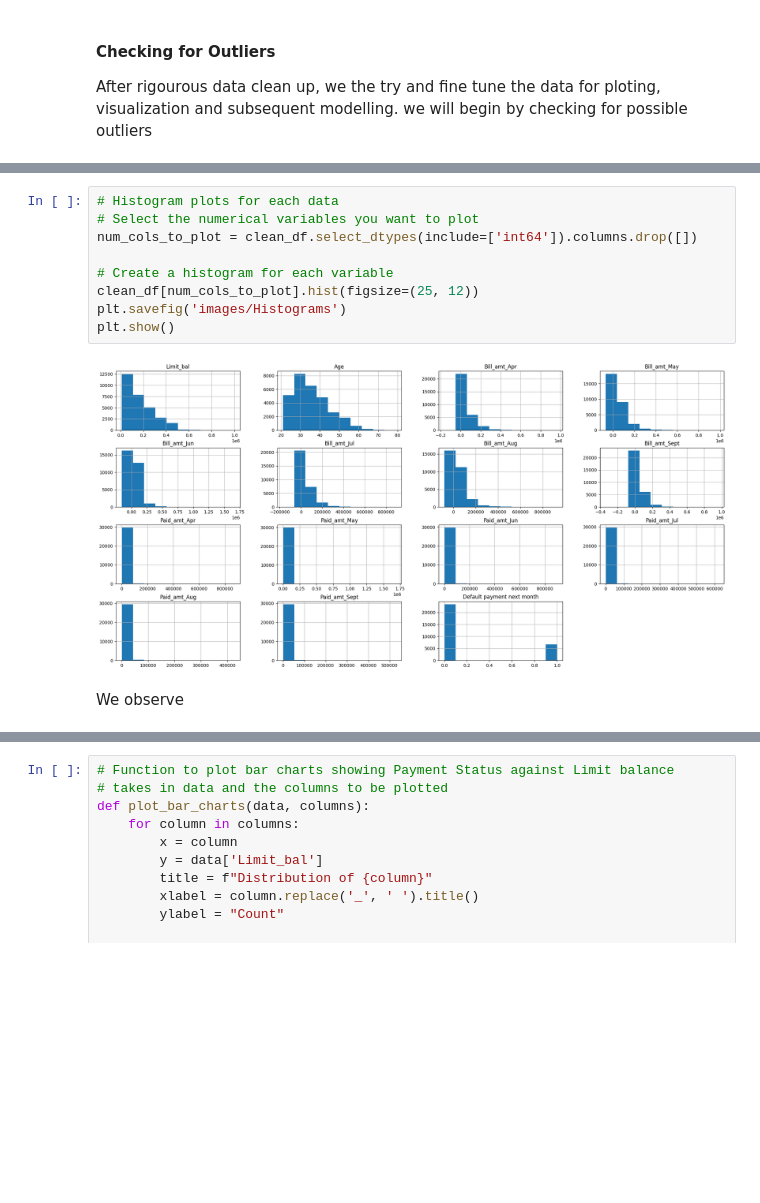
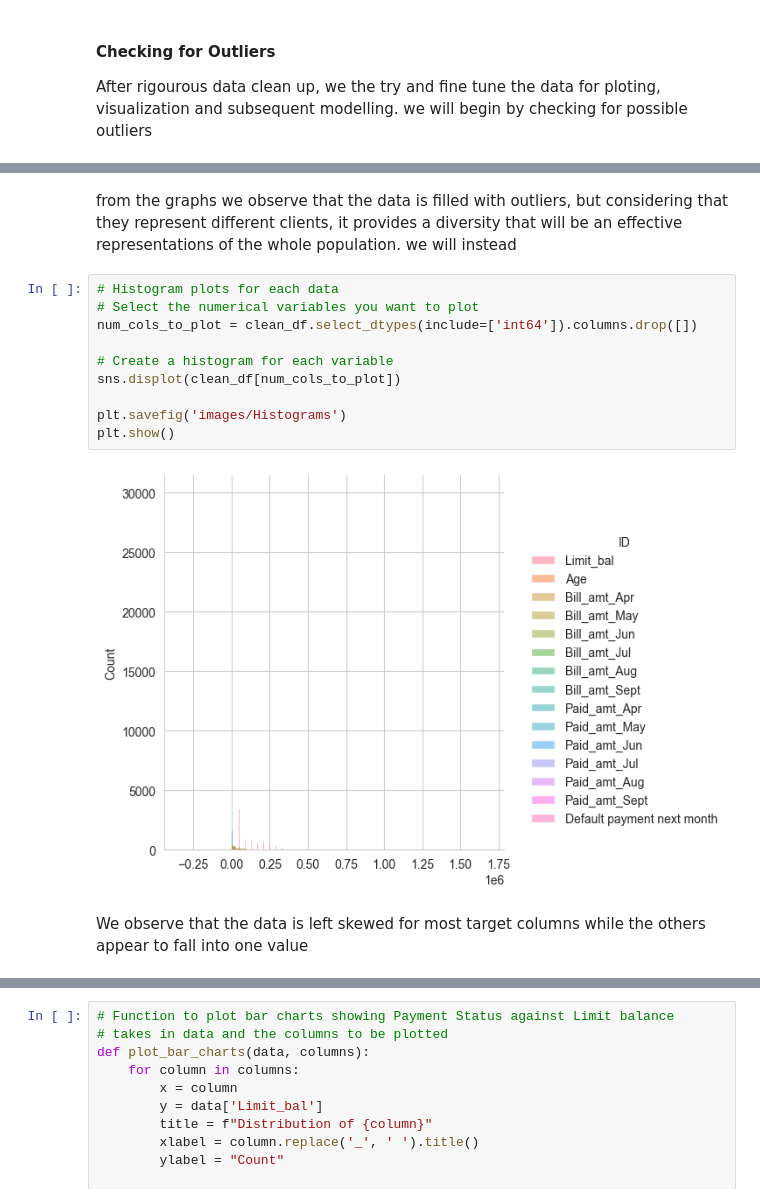
Before and after one commit to Imacharia/Default_predictor, a Jupyter notebook: Credit card default analysis.ipynb, the cells around one changed output, grey strips where cells are left out. Drawn from its saved outputs; the diff is of its cells as text; blank space fills up the shorter version.

Commit message:
Visualizations

```diff
--- a/Credit card default analysis.ipynb
+++ b/Credit card default analysis.ipynb
@@ -179,16 +186,19 @@ plt.show()
+# %% [markdown]
+from the graphs we observe that the data is filled with outliers, but considering that they represent different clients, it provides a diversity that will be an effective representations of the whole population. we will instead
 # %%
 # Histogram plots for each data
 # Select the numerical variables you want to plot
 num_cols_to_plot = clean_df.select_dtypes(include=['int64']).columns.drop([])
 
 # Create a histogram for each variable
-clean_df[num_cols_to_plot].hist(figsize=(25, 12))
+sns.displot(clean_df[num_cols_to_plot])
+
 plt.savefig('images/Histograms')
 plt.show()
 # %% [output]
-[figure, old version]
+[figure, new version]
-# %% [markdown]
-We observe
+# %% [markdown]
+We observe that the data is left skewed for most target columns while the others appear to fall into one value
 # %%
 # We want to Group price into three cartegories
 # Define the percentile values for each category
```
Also changed, not shown: parts of 24 cells of this notebook, 6 other files.
